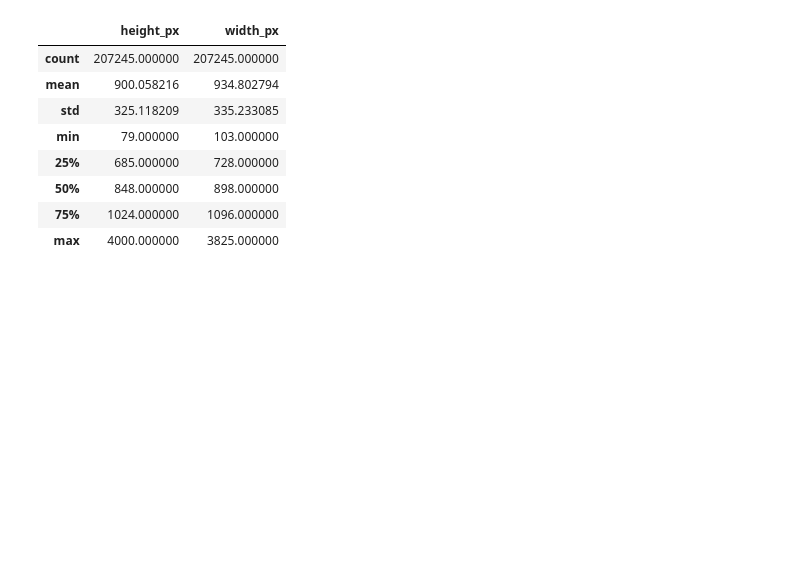
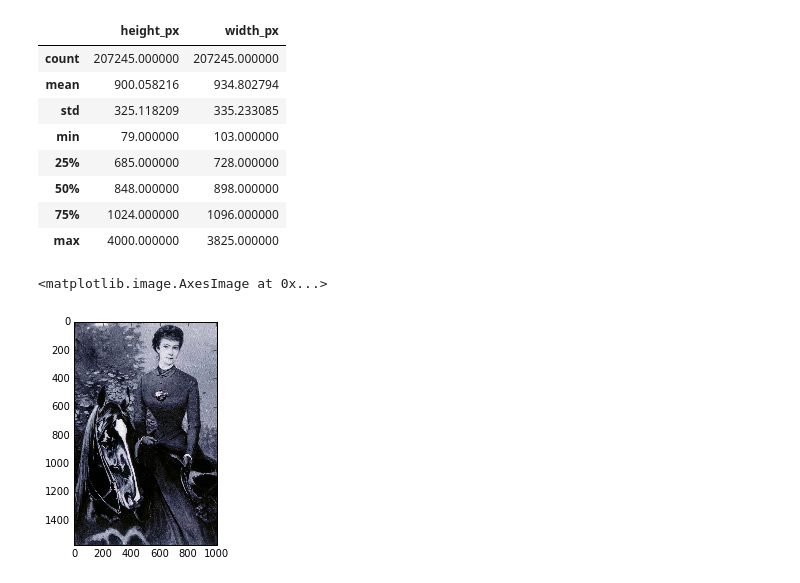
Before and after one commit to Tingting-Chang/painting-classifier, a Jupyter notebook: athenaeum_visualization.ipynb, the cells around one changed output. Saved outputs shown, nothing was run; the diff lists cells and outputs as text; code cells hidden in the pictures; blank space fills up the shorter version.

```diff
--- a/athenaeum_visualization.ipynb
+++ b/athenaeum_visualization.ipynb
@@ -166,3 +166,8 @@ paintings_reduced[['height_px', 'width_px']].describe()
 import cv2
 # %%
 img = cv2.imread('data/images_athenaeum/full/340/132270.jpg')
+# %%
+plt.imshow(img)
+# %% [output]
+<matplotlib.image.AxesImage at 0x...>
+[figure, added]
```
Also changed, not shown: parts of 7 cells of this notebook.
